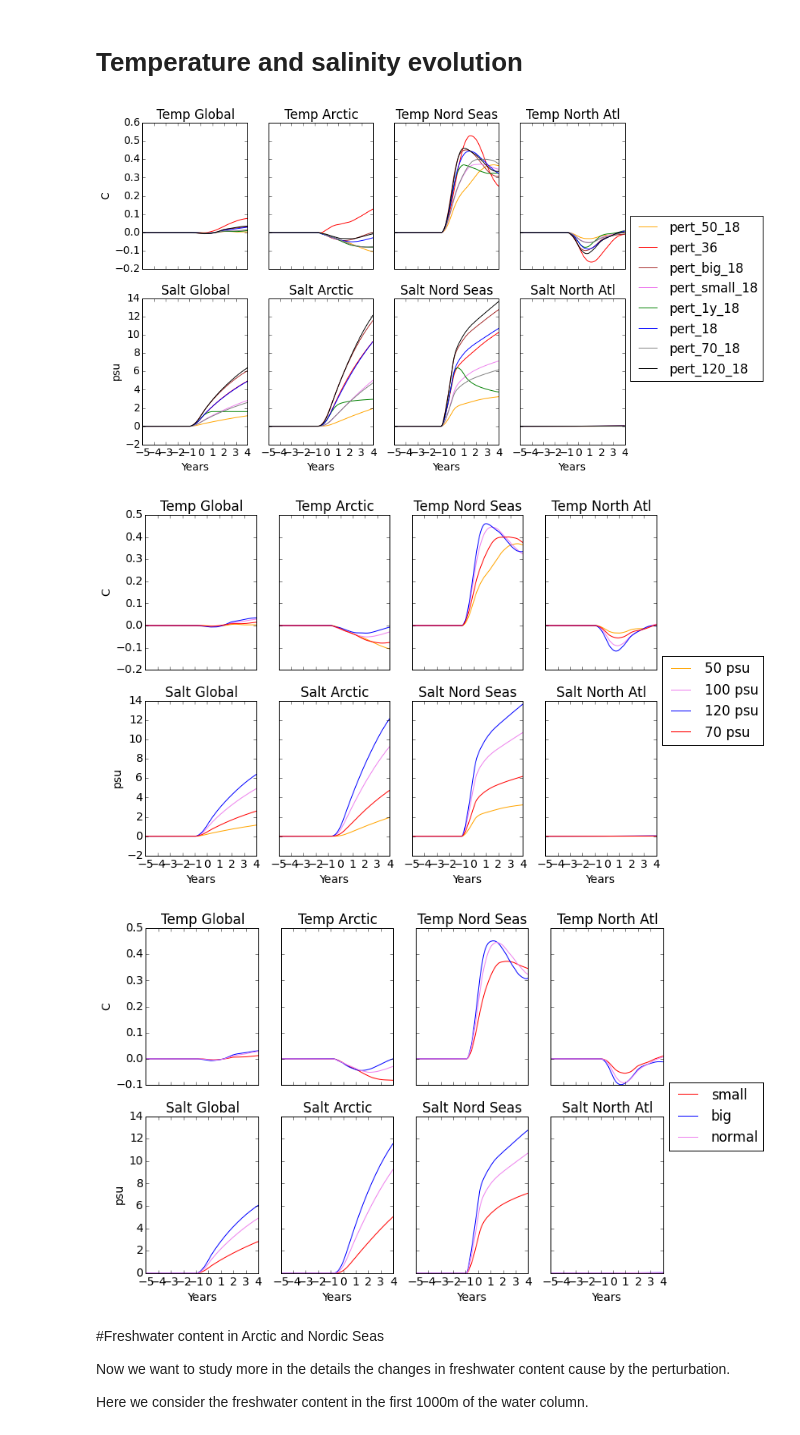
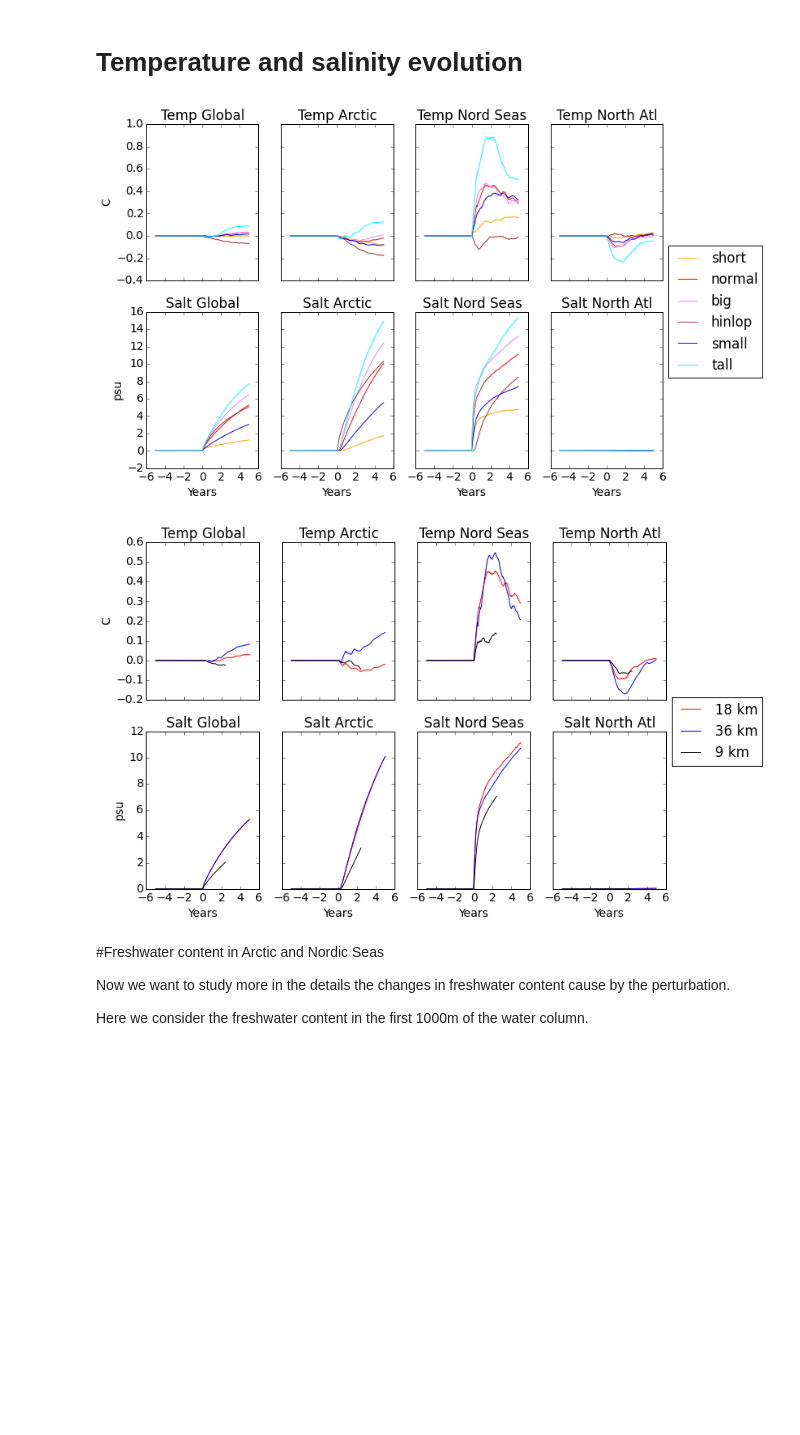
Before and after one commit to AlessandroMozzato/notebooks, a Jupyter notebook: Perturbation-comparison.ipynb, the cells around one changed output. Drawn from its saved outputs; the diff is of its cells as text; code cells hidden in the pictures; blank space fills up the shorter version.

```diff
--- a/Perturbation-comparison.ipynb
+++ b/Perturbation-comparison.ipynb
@@ -416,3 +44,0 @@ fluxesCalculation(pert_const_9)
-# %%
-# dpi resolution
-dpires = 300
@@ -451,7 +1043,16 @@ pert_conc_col = { "120 psu" : 'blue', "100 psu" : 'violet' , "70 psu" : 'red', "
 # %%
 pert_size = {"big" : {"const" : pert_big_18, "bench" : pert_bench_18} ,\
            "normal" : {"const" : pert_const_18, "bench" : pert_bench_18},\
-           "small" : {"const" : pert_small_18, "bench" : pert_bench_18},}
-pert_size_col = { "big" : 'blue', "normal" : 'violet' , "small" : 'red'}
+           "small" : {"const" : pert_small_18, "bench" : pert_bench_18},
+            "short" : {"const" : pert_short_18, "bench" : pert_bench_18},
+            "tall" : {"const" : pert_tall_18, "bench" : pert_bench_18},
+            "hinlop" : {"const" : pert_hinlop_18, "bench" : pert_bench_18},}
+pert_size_col = { "big" : 'violet', "normal" : 'red' , "small" : 'blue','short':'orange' , 'hinlop' : 'brown' , \
+                 'tall' : 'cyan'}
+# %%
+pert_res = {"36 km" : {"const" : pert_const_36, "bench" : pert_bench_36} ,\
+            "09 km" : {"const" : pert_const_9, "bench" : pert_bench_9},\
+           "18 km" : {"const" : pert_const_18, "bench" : pert_bench_18},}
+pert_res_col = { "36 km" : 'blue', "18 km" : 'red' , "09 km" : 'black'}
 # %%
 # Plot sea surface elevation per regions
@@ -681,38 +1309,49 @@ plot_total_flux(pert_size,pert_size_col)
 # %%
 def plot_dynStLayers(dic,col_dic,row=2,col=4):
     # this function is meant to plot monitor variables
     #col_dic = {36 : 'blue' , 18 : 'orange' , 9 : 'green'}
     region_titles = reg_titles()
     fig, axes = plt.subplots(row,col,sharex=True,sharey='row')
     ax_ind = 0
     var_s = ['theta_mean','salt_mean']
     vartitles = {'theta_mean' : 'Temp', 'salt_mean' : 'Salt'}
     for el in dic:
         ax_ind = 0
         data_pert = dic[el]["const"] ; data_diff = dic[el]["bench"] ;
         for var in var_s:
             for reg in range(4):
-                data = data_pert.dataDyn[var][1:12*10*3,reg,0] - data_diff.dataDyn[var][1:12*10*3,reg,0]
-                datam = runningMeanFast(data,12*3)[:-12*3]
-                axes.flat[ax_ind].plot(data_diff.dataDyn['time_lv_years'][1:-12*3]-5,\
-                                   datam,color=col_dic[el],label=el)
+                nt1 = data_pert.dataDyn[var][:,reg,0].shape[0]
+                nt2 = data_diff.dataDyn[var][:,reg,0].shape[0]
+                nt = min(nt1,nt2)
+                data = data_pert.dataDyn[var][1:nt,reg,0] - data_diff.dataDyn[var][1:nt,reg,0]
+                if data_pert.res == 9:
+                    beg = 1
+                    yer = 5
+                else:
+                    beg = 0
+                    yer = 5
+                #data = data_pert.dataDyn[var][1:12*10*3,reg,0] - data_diff.dataDyn[var][1:12*10*3,reg,0]
+                #datam = runningMeanFast(data,12*3)[:-12*3]
+                axes.flat[ax_ind].plot(data_diff.dataDyn['time_lv_years'][beg:nt]-yer,data[:],
+                                    color=col_dic[el],label=el)
                 axes.flat[ax_ind].set_title(vartitles[var]+' '+region_titles[reg])
                 axes.flat[0].set_ylabel('C')
                 axes.flat[4].set_ylabel('psu')
                 axes.flat[4].set_xlabel('Years')
                 axes.flat[5].set_xlabel('Years')
                 axes.flat[6].set_xlabel('Years')
                 axes.flat[7].set_xlabel('Years')
                 ax_ind += 1
     plt.legend(bbox_to_anchor=(1.05, 1), loc=6, borderaxespad=0.)
     fig.subplots_adjust(right=1.6,top=1.6)
-plot_dynStLayers(pert_dic,pert_col)
-plot_dynStLayers(pert_conc,pert_conc_col)
+#plot_dynStLayers(pert_dic,pert_col)
+#plot_dynStLayers(pert_conc,pert_conc_col)
 plot_dynStLayers(pert_size,pert_size_col)
+#plot_dynStLayers(pert_time,pert_time_col)
+plot_dynStLayers(pert_res,pert_res_col)
 # %% [output]
-[figure, old version]
+[figure, new version]
-[figure, old version]
+[figure, new version]
-[figure, removed]
 # %% [markdown]
 #Freshwater content in Arctic and Nordic Seas
 
```
Also changed, not shown: parts of 83 cells of this notebook, 5 other files.
